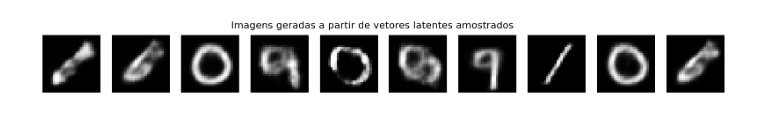
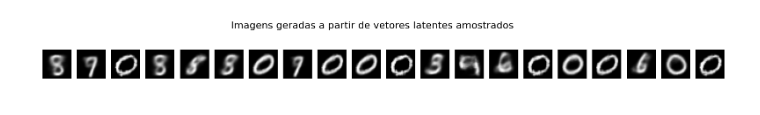
Before and after one commit to erbisti/Collab, a Jupyter notebook: VAE completo.ipynb, the cells around one changed output. Drawn from its saved outputs; the diff is of its cells as text; code cells hidden in the pictures.

```diff
--- a/VAE completo.ipynb
+++ b/VAE completo.ipynb
@@ -84,7 +84,7 @@ class VAE(Model):
 vae = VAE(encoder, decoder)
 vae.compile(optimizer='adam', loss=tf.keras.losses.MeanSquaredError())  # Dummy loss
 vae.fit(x_train, x_train,
-        epochs=10,
+        epochs=15,
         batch_size=128,
         validation_data=(x_test, x_test))
 
@@ -123,7 +123,7 @@ Epoch 10/10
 # %%
 # ===== 8. Geração de imagens novas (sem entrada) =====
 # Amostragem aleatória no espaço latente aprendido
-n = 10  # número de imagens a gerar
+n = 20  # número de imagens a gerar
 latent_samples = np.random.normal(size=(n, latent_dim))  # z ~ N(0, I)
 
 # Geração com o decodificador treinado
@@ -142 +142 @@ plt.show()
-[figure, old version]
+[figure, new version]
```
Also changed, not shown: parts of 5 cells of this notebook.
